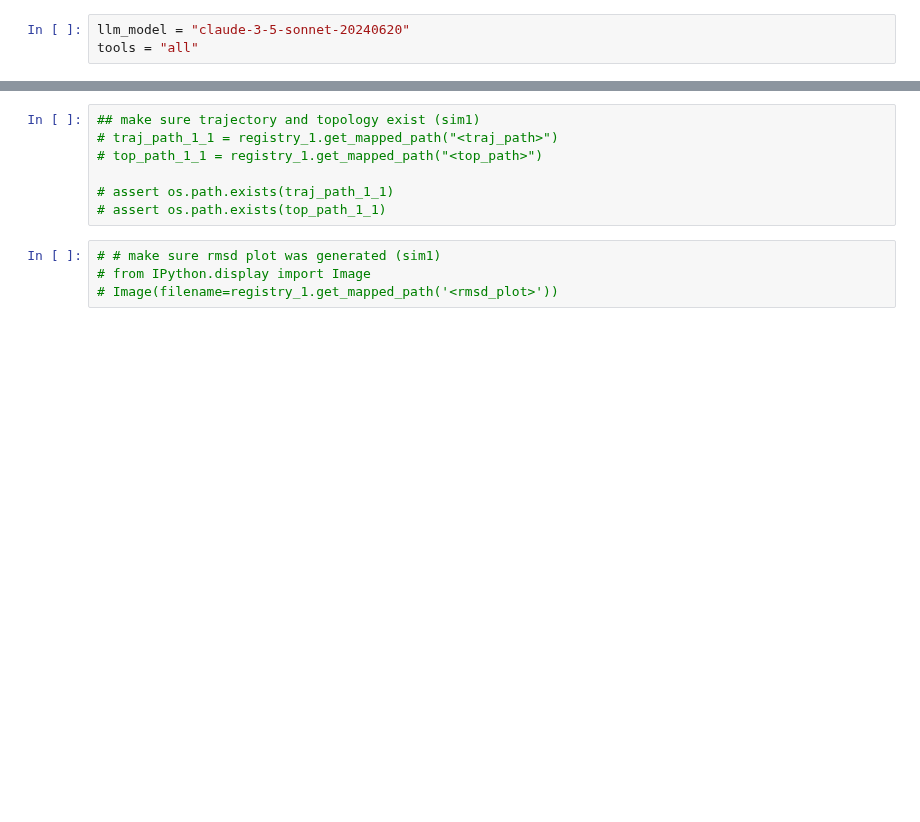
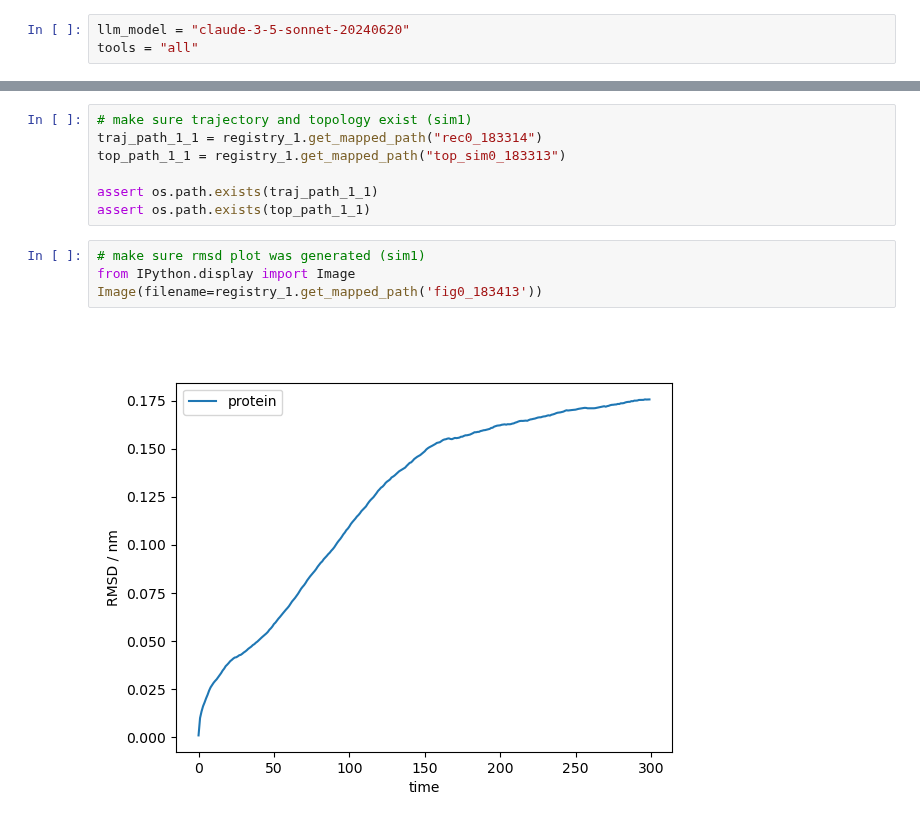
Before and after one commit to ur-whitelab/md-agent, a Jupyter notebook: notebooks/experiments/Robustness/with_claude_pressure_fix/claude-3-5-sonnet-20240620/prompt8.ipynb, the cells around one changed output, grey strips where cells are left out. Saved outputs shown, nothing was run; the diff lists cells and outputs as text; blank space fills up the shorter version.

```diff
--- a/notebooks/experiments/Robustness/with_claude_pressure_fix/claude-3-5-sonnet-20240620/prompt8.ipynb
+++ b/notebooks/experiments/Robustness/with_claude_pressure_fix/claude-3-5-sonnet-20240620/prompt8.ipynb
@@ -34,12 +87,14 @@ print(registry_1.list_path_names_and_descriptions().replace(",", "\n"))
 # %%
-## make sure trajectory and topology exist (sim1)
-# traj_path_1_1 = registry_1.get_mapped_path("<traj_path>")
-# top_path_1_1 = registry_1.get_mapped_path("<top_path>")
+# make sure trajectory and topology exist (sim1)
+traj_path_1_1 = registry_1.get_mapped_path("rec0_183314")
+top_path_1_1 = registry_1.get_mapped_path("top_sim0_183313")
 
-# assert os.path.exists(traj_path_1_1)
-# assert os.path.exists(top_path_1_1)
+assert os.path.exists(traj_path_1_1)
+assert os.path.exists(top_path_1_1)
 # %%
-# # make sure rmsd plot was generated (sim1)
-# from IPython.display import Image
-# Image(filename=registry_1.get_mapped_path('<rmsd_plot>'))
+# make sure rmsd plot was generated (sim1)
+from IPython.display import Image
+Image(filename=registry_1.get_mapped_path('fig0_183413'))
+# %% [output]
+[figure, added]
 # %%
```
Also changed, not shown: parts of 23 cells of this notebook, 5 other files.
